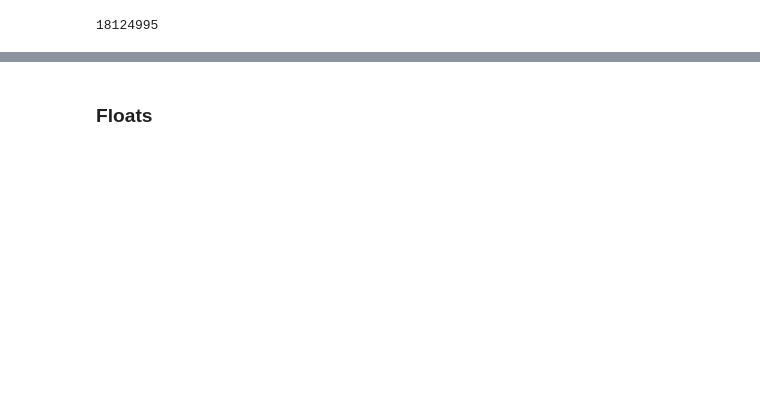
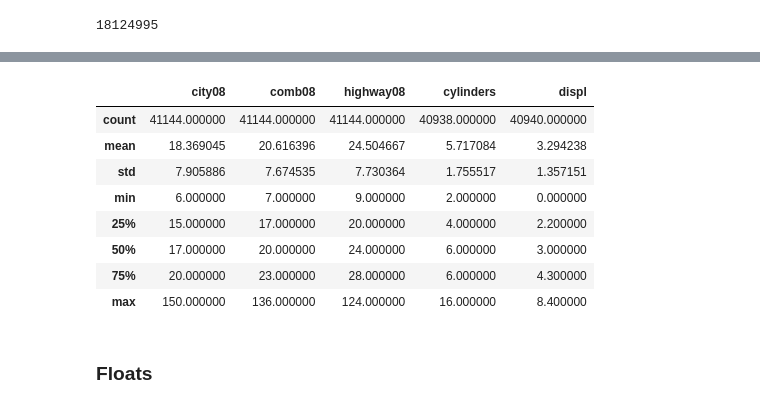
Before and after one commit to spradh/Others, a Jupyter notebook: Idiomatic Pandas.ipynb, the cells around one changed output, grey strips where cells are left out. Saved outputs shown, nothing was run; the diff lists cells and outputs as text; code cells hidden in the pictures; blank space fills up the shorter version.

```diff
--- a/Idiomatic Pandas.ipynb
+++ b/Idiomatic Pandas.ipynb
@@ -262,3 +268,20 @@ from pandas.io.formats import style
+# %%
+select columns with
+(autos
+ [cols]
+ .describe()
+ .loc[:, lambda a_df: a_df.loc['max']< 255]
+ )
+# %% [output]
+|  | city08 | comb08 | highway08 | cylinders | displ |
+| count | 41144.000000 | 41144.000000 | 41144.000000 | 40938.000000 | 40940.000000 |
+| mean | 18.369045 | 20.616396 | 24.504667 | 5.717084 | 3.294238 |
+| std | 7.905886 | 7.674535 | 7.730364 | 1.755517 | 1.357151 |
+| min | 6.000000 | 7.000000 | 9.000000 | 2.000000 | 0.000000 |
+| 25% | 15.000000 | 17.000000 | 20.000000 | 4.000000 | 2.200000 |
+| 50% | 17.000000 | 20.000000 | 24.000000 | 6.000000 | 3.000000 |
+| 75% | 20.000000 | 23.000000 | 28.000000 | 6.000000 | 4.300000 |
+| max | 150.000000 | 136.000000 | 124.000000 | 16.000000 | 8.400000 |
 # %% [markdown]
 ### Floats
 # %%
```
Also changed, not shown: parts of 29 cells of this notebook.
